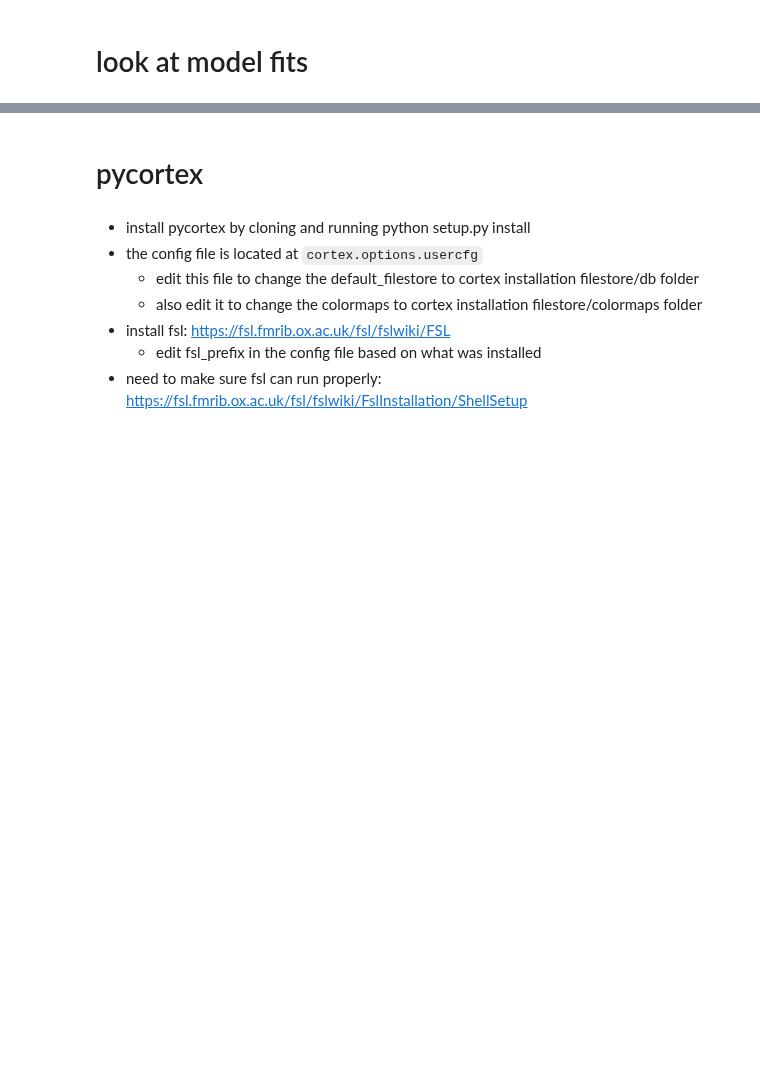
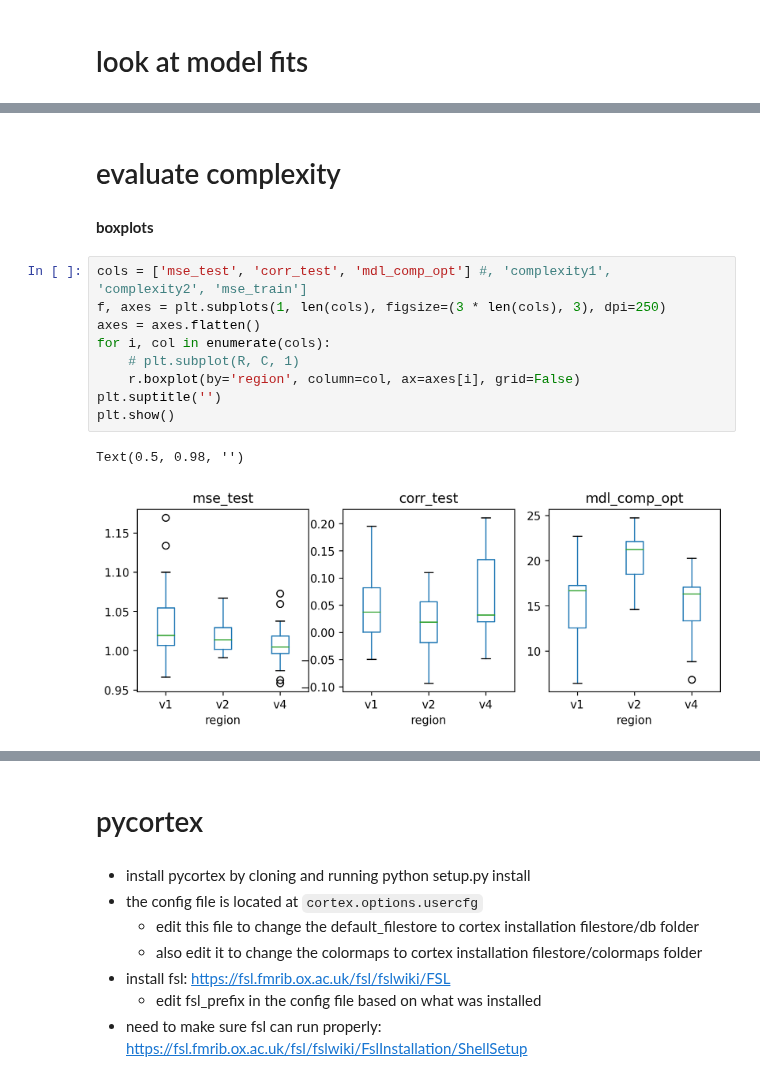
Before and after one commit to csinva/mdl-complexity, a Jupyter notebook: fmri/analyze_fmri.ipynb, the cells around one changed output, grey strips where cells are left out. Cells and saved outputs as stored; diff of their text form; blank space fills up the shorter version.

```diff
--- a/fmri/analyze_fmri.ipynb
+++ b/fmri/analyze_fmri.ipynb
@@ -40,0 +70,16 @@ r['sigmas'] = sigmas[r.idx]
+# %% [markdown]
+# evaluate complexity
+# %% [markdown]
+**boxplots**
+# %%
+cols = ['mse_test', 'corr_test', 'mdl_comp_opt'] #, 'complexity1', 'complexity2', 'mse_train']
+f, axes = plt.subplots(1, len(cols), figsize=(3 * len(cols), 3), dpi=250)
+axes = axes.flatten()
+for i, col in enumerate(cols):
+    # plt.subplot(R, C, 1)
+    r.boxplot(by='region', column=col, ax=axes[i], grid=False)
+plt.suptitle('')
+plt.show()
+# %% [output]
+Text(0.5, 0.98, '')
+[figure, added]
```
Also changed, not shown: parts of 21 cells of this notebook, 2 other files.
